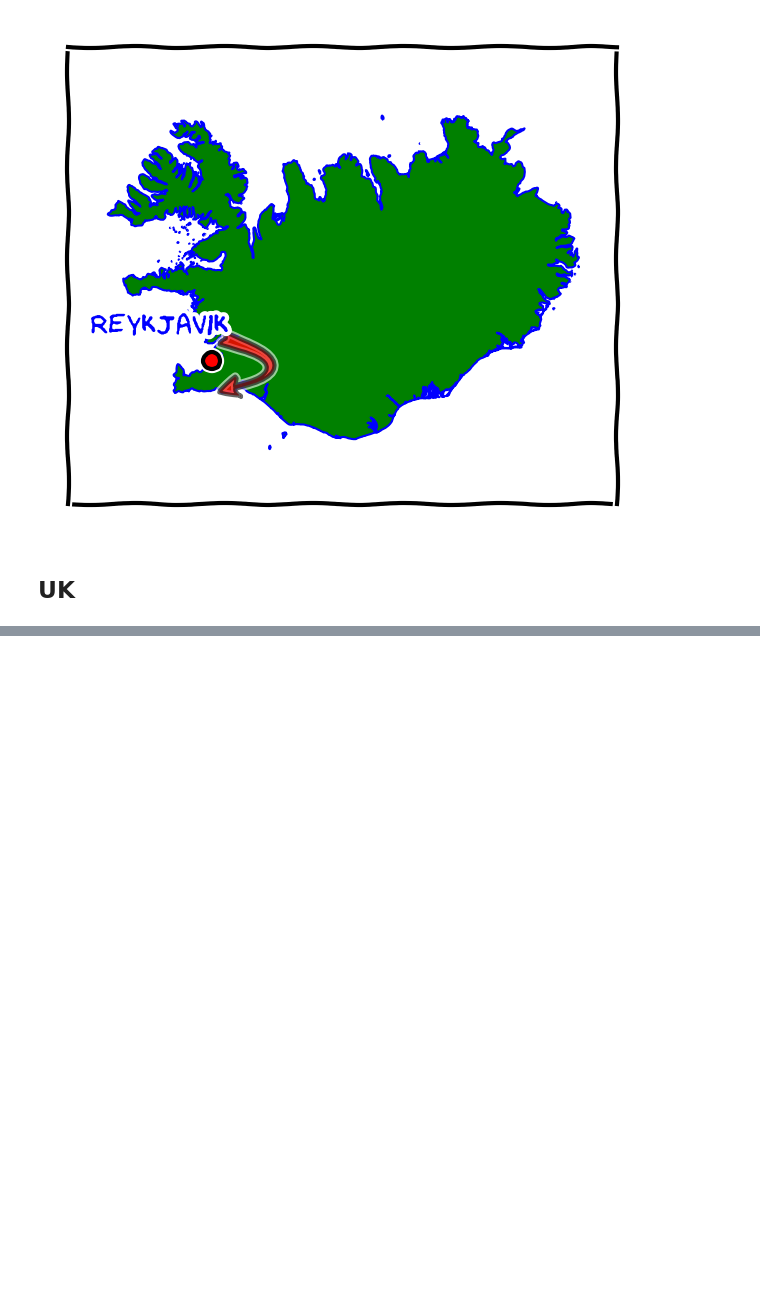
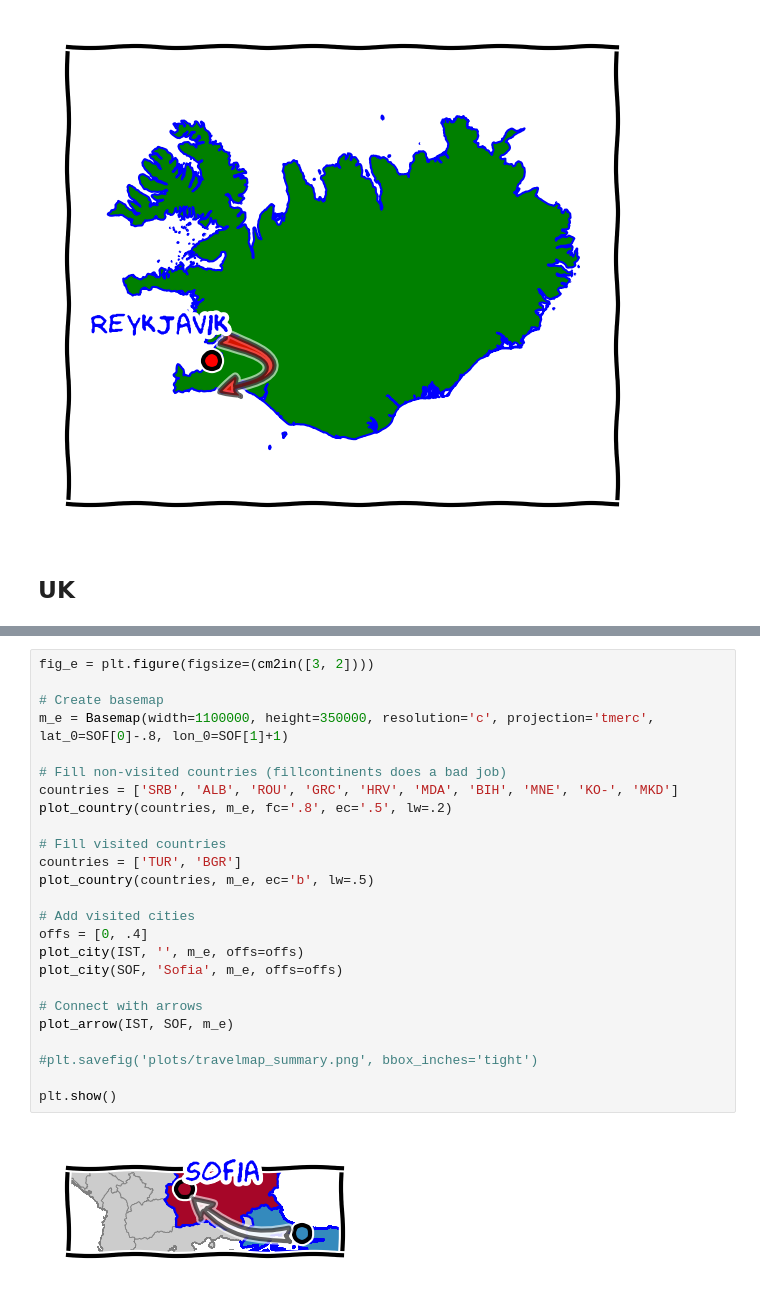
Before and after one commit to prisae/blog-notebooks, a Jupyter notebook: Travelmap.ipynb, the cells around one changed output, grey strips where cells are left out. Cells and saved outputs as stored; diff of their text form; blank space fills up the shorter version.

Commit message:
continue travelmap

```diff
--- a/Travelmap.ipynb
+++ b/Travelmap.ipynb
@@ -587,3 +554,30 @@ plot_arrow(LED, EDI, m_c, fc='r', rad=-.6)
 plt.show()
 # %% [output]
 [figure]
+# %%
+fig_e = plt.figure(figsize=(cm2in([3, 2])))
+
+# Create basemap
+m_e = Basemap(width=1100000, height=350000, resolution='c', projection='tmerc', lat_0=SOF[0]-.8, lon_0=SOF[1]+1)
+
+# Fill non-visited countries (fillcontinents does a bad job)
+countries = ['SRB', 'ALB', 'ROU', 'GRC', 'HRV', 'MDA', 'BIH', 'MNE', 'KO-', 'MKD']
+plot_country(countries, m_e, fc='.8', ec='.5', lw=.2)
+
+# Fill visited countries
+countries = ['TUR', 'BGR']
+plot_country(countries, m_e, ec='b', lw=.5)
+
+# Add visited cities
+offs = [0, .4]
+plot_city(IST, '', m_e, offs=offs)
+plot_city(SOF, 'Sofia', m_e, offs=offs)
+
+# Connect with arrows
+plot_arrow(IST, SOF, m_e)
+
+#plt.savefig('plots/travelmap_summary.png', bbox_inches='tight')
+
+plt.show()
+# %% [output]
+[figure, added]
```
Also changed, not shown: parts of 19 cells of this notebook, 2 other files.
